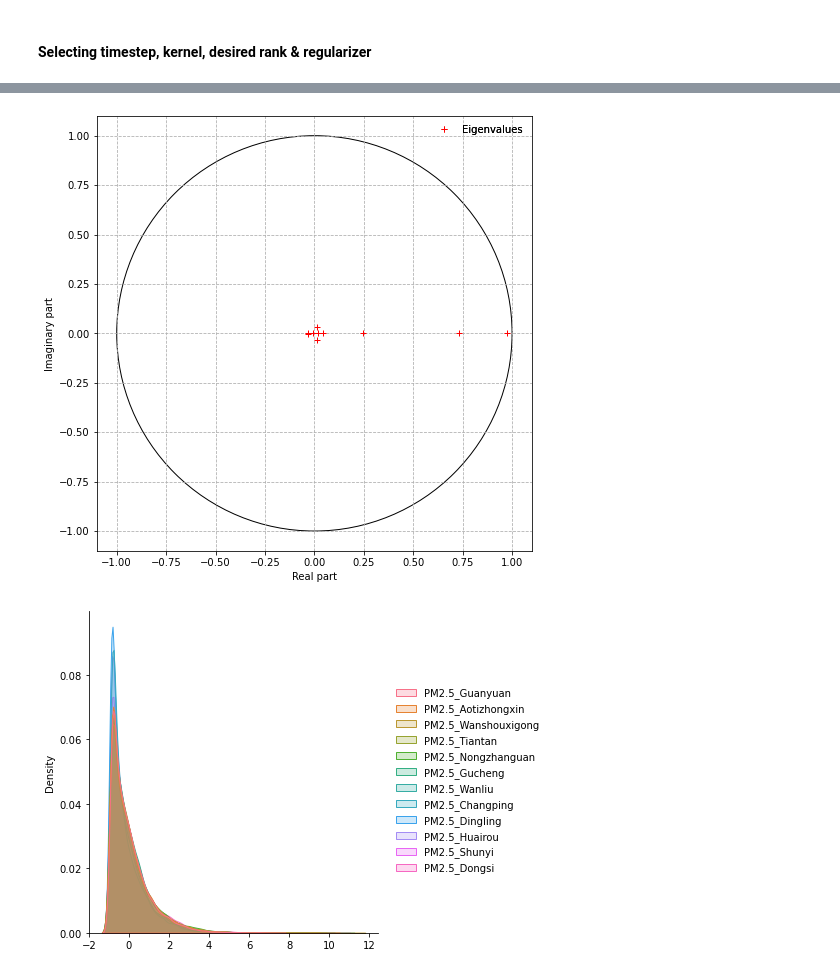
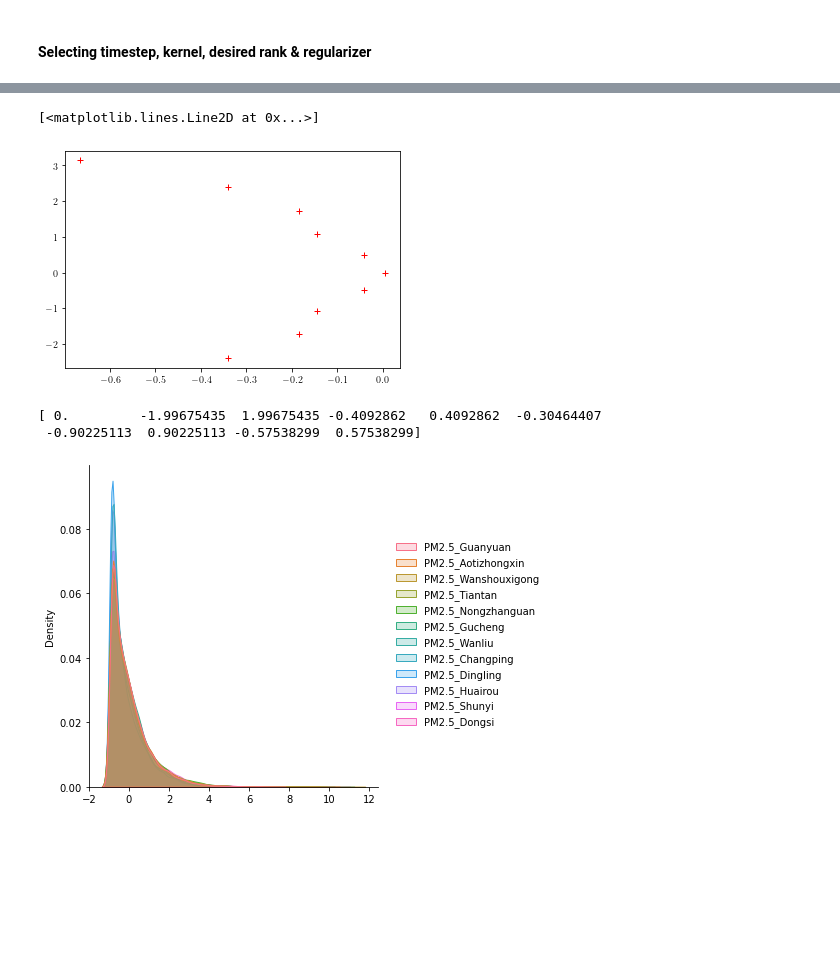
Before and after one commit to Machine-Learning-Dynamical-Systems/kooplearn, a Jupyter notebook: examples/Beijing_air_quality/analysis.ipynb, the cells around one changed output, grey strips where cells are left out. Drawn from its saved outputs; the diff is of its cells as text; code cells hidden in the pictures; blank space fills up the shorter version.

```diff
--- a/examples/Beijing_air_quality/analysis.ipynb
+++ b/examples/Beijing_air_quality/analysis.ipynb
@@ -94,7 +105,13 @@ plot_eigs(evals)
-# %%
-plot_eigs(evals)
-# %% [output]
-[figure, removed]
+# %%
+plt.plot(np.real(np.log(evals)), np.imag(np.log(evals)), 'r+')
+# %% [output]
+[<matplotlib.lines.Line2D at 0x...>]
+[figure, added]
+# %%
+print(np.imag(implied_timescale(evals, n_timesteps, 1))/(24*30))
+# %% [output]
+[ 0.         -1.99675435  1.99675435 -0.4092862   0.4092862  -0.30464407
+ -0.90225113  0.90225113 -0.57538299  0.57538299]
 # %%
 import seaborn as sns
 ax = sns.displot(df_pd.filter(regex="PM2.5_*"), kind='kde', fill=True)
```
Also changed, not shown: parts of 18 cells of this notebook, 3 other files.
